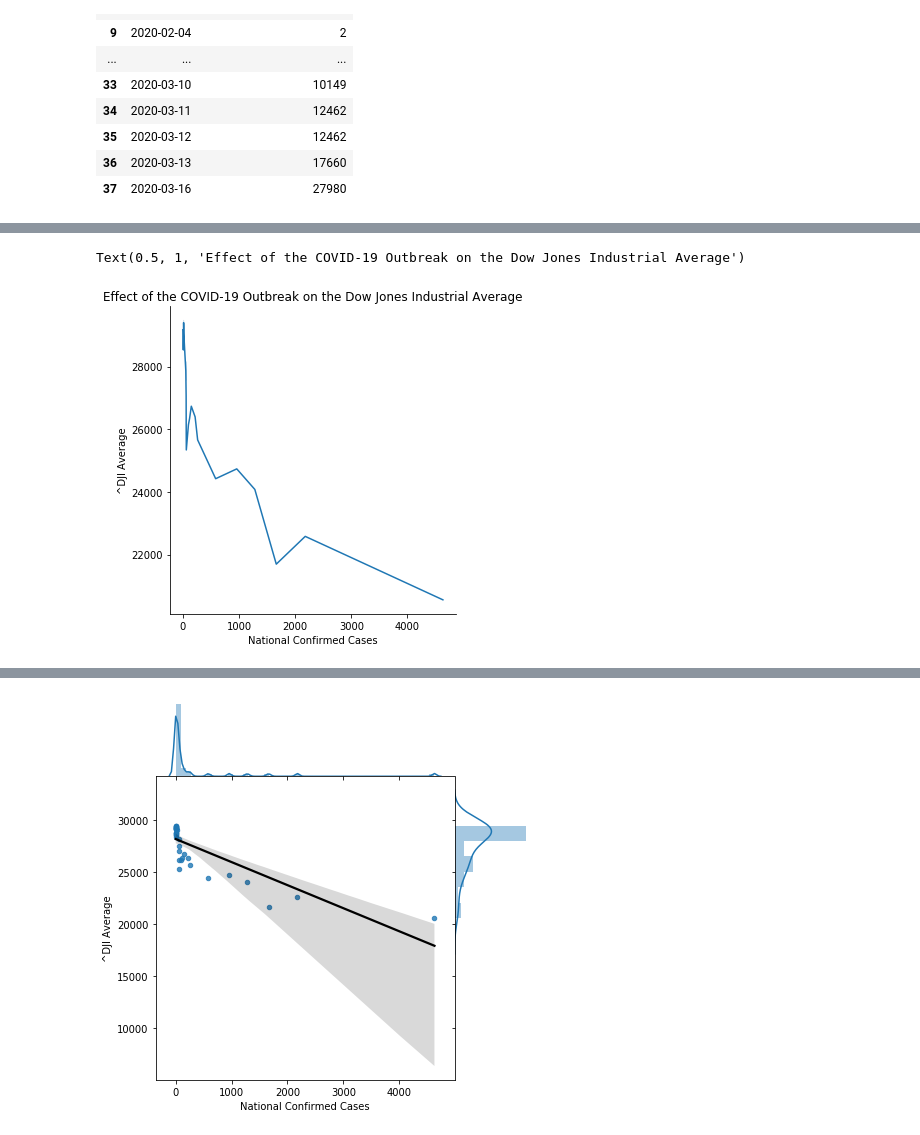
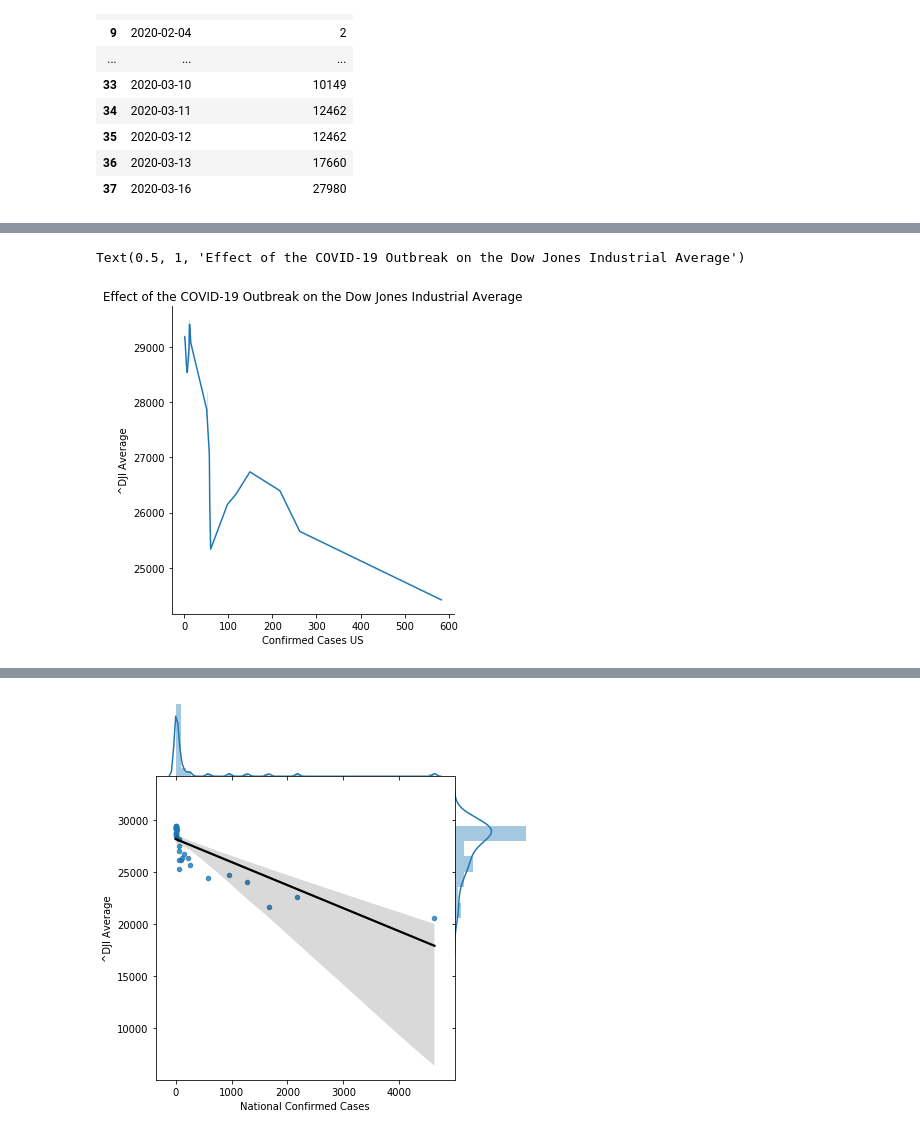
Before and after one commit to Robtaddeo/Coronadex, a Jupyter notebook: djia.ipynb, the cells around one changed output, grey strips where cells are left out. Drawn from its saved outputs; the diff is of its cells as text; code cells hidden in the pictures.

Commit message:
updated plots and used yfinance data

```diff
--- a/djia.ipynb
+++ b/djia.ipynb
@@ -99,3 +99,10 @@ italy_data
 | 39 | 3/17/2020 | 1090.55 |
 | 40 | 3/18/2020 | 1059.39 |
 | 41 | 3/19/2020 | 1073.48 |
+# %%
+data_China = yf.download("000001.SS", start = "2020-01-22", end="2020-03-16")
+data_China = data_China.drop(columns = {'Open', 'Close', 'Adj Close', 'Volume'})
+data_China["Average"] = (data_China['High'] + data_China['Low']) /2
+data_China = data_China.drop(columns = {'High', 'Low'})
+data_China = data_China.reset_index()
+data_China
@@ -226,5 +252,9 @@ sum_China = cov_China.sum(axis = 0, skipna = True)
 sum_China = pd.DataFrame(sum_China)
 sum_China = sum_China.reset_index()
 sum_China = sum_China.rename(columns = {"index" : "Date", 0 : "National Confirmed Cases"})
+sum_China["Date"] = pd.to_datetime(sum_China["Date"], errors = 'ignore', infer_datetime_format = True)
+sum_China = sum_China.drop([3,4,10,11,17,18,24,25,26,31,32,38,39,45,46,52,53]).rename(columns={'Date' : 'Dates'})
+sum_China = sum_China.reset_index()
+sum_China = sum_China.drop(columns = {"index"})
 sum_China
 # %% [output]
@@ -249,10 +279,16 @@ sum_China
 # Merge data between datasets
 result_US_DJI = sum_US_final.merge(dji_date_data, left_index=True, right_index=True)
 result_IT = sum_IT_final.merge(italy_data, left_index=True, right_index=True)
+result_China = sum_China.merge(data_China, left_index=True, right_index=True)
 # Change columns names and drop unwanted columns
 result_US_DJI = result_US_DJI.drop(columns = ["Date_y"]).rename(columns = {"Date_x" : "Date", "Average" : "^DJI Average"})
 result_IT = result_IT.drop(columns = ["Date_y"]).rename(columns = {"Date_x" : "Date"})
+result_China = result_China.drop(columns = 'Date')
 # Display results
-result_US_DJI
-result_IT
+df = result_US_DJI.merge(result_IT, left_index=True, right_index=True)
+df = df.merge(result_China, left_index=True, right_index=True)
+df = df.rename(columns ={'National Confirmed Cases_x' : 'Confirmed Cases US', 'National Confirmed Cases_y' : 'Confirmed Cases IT', 'Date_x' : 'Date'}).drop(columns = 'Date_y')
+df = df.rename(columns ={'National Confirmed Cases' : 'Confirmed Cases China', 'Average' : 'SSE Average'})
+df = df.drop(columns = {'Dates'})
+df
 # %% [output]
@@ -297,8 +312,8 @@ plt.show()
 # %%
 # Visualize relationship between ^DJI and COVID-19 datasets
-plot1 = sns.relplot(x="National Confirmed Cases", y="^DJI Average", kind="line", data=result_US_DJI)
+plot1 = sns.relplot(x="Confirmed Cases US", y="^DJI Average", kind="line", data=df)
 axes = plot1.axes.flatten()
 axes[0].set_title("Effect of the COVID-19 Outbreak on the Dow Jones Industrial Average")
 # %% [output]
 Text(0.5, 1, 'Effect of the COVID-19 Outbreak on the Dow Jones Industrial Average')
-[figure, old version]
+[figure, new version]
```
Also changed, not shown: parts of 11 cells of this notebook, 1 other file.
